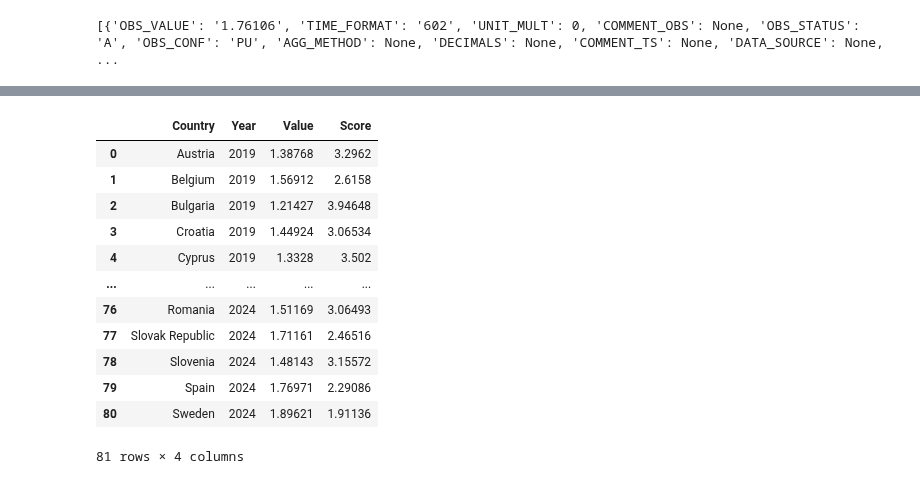
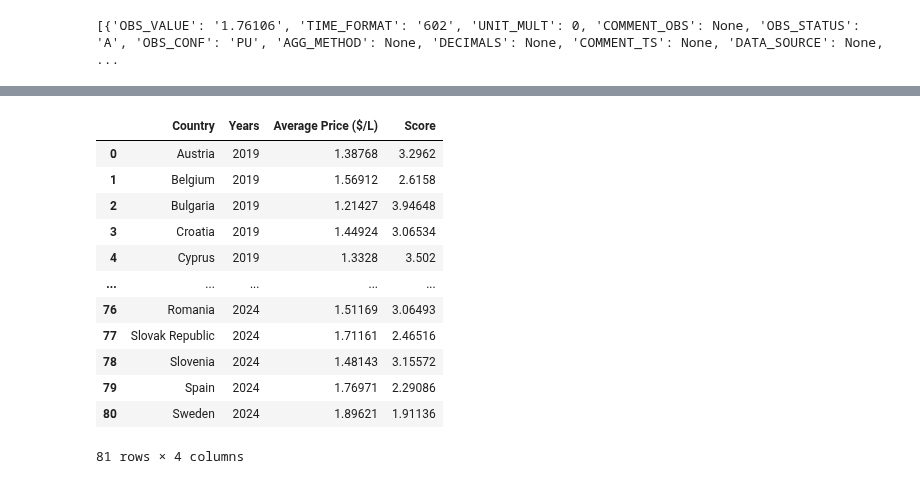
Before and after one commit to swbehan/RoadQualityWork, a Jupyter notebook: datasets/preprocessed-datasets/Fuel_price.ipynb, the cells around one changed output, grey strips where cells are left out. Drawn from its saved outputs; the diff is of its cells as text; code cells hidden in the pictures.

```diff
--- a/datasets/preprocessed-datasets/Fuel_price.ipynb
+++ b/datasets/preprocessed-datasets/Fuel_price.ipynb
@@ -155,7 +159,7 @@ def cleaned_data(data, year, name_list, EU_countries_list):
     filtered_dict = {k: v for k, v in updated_dict.items() if k in EU_countries_list}
 
     rows = [(k, v[0], v[1], v[2]) for k, v in filtered_dict.items()]
-    df_country = pd.DataFrame(rows, columns=['Country', 'Year', 'Value', 'Score'])
+    df_country = pd.DataFrame(rows, columns=['Country', 'Years', 'Average Price ($/L)', 'Score'])
 
     return df_country
 # %%
@@ -185,8 +169,11 @@ data_24
 # %%
 alldata = pd.concat([data_19, data_21, data_24], ignore_index=True)
+Countries = alldata["Country"]
+Years = alldata['Years']
+Value = alldata['Average Price ($/L)']
 alldata
 # %% [output]
-|  | Country | Year | Value | Score |
+|  | Country | Years | Average Price ($/L) | Score |
 | 0 | Austria | 2019 | 1.38768 | 3.2962 |
 | 1 | Belgium | 2019 | 1.56912 | 2.6158 |
 | 2 | Bulgaria | 2019 | 1.21427 | 3.94648 |
```
Also changed, not shown: parts of 4 cells of this notebook, 3 other files.
